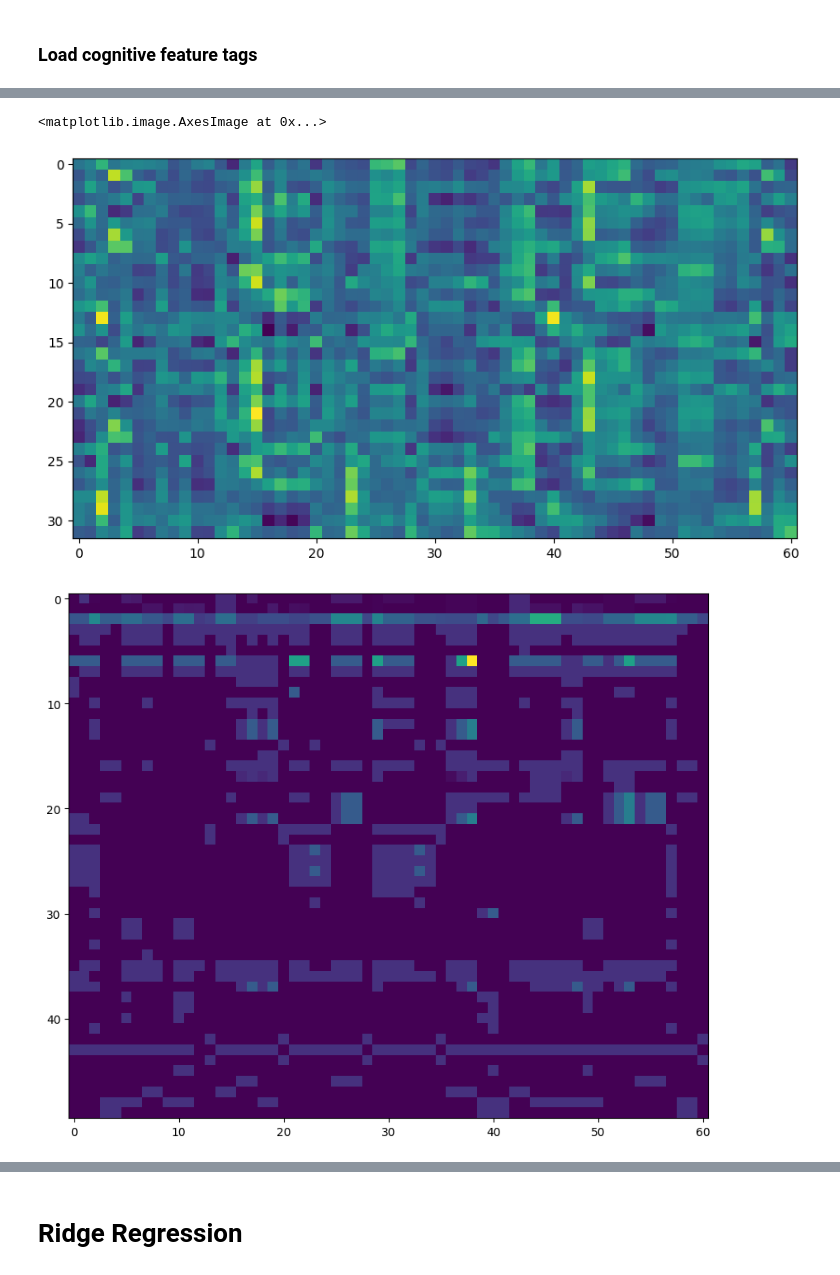
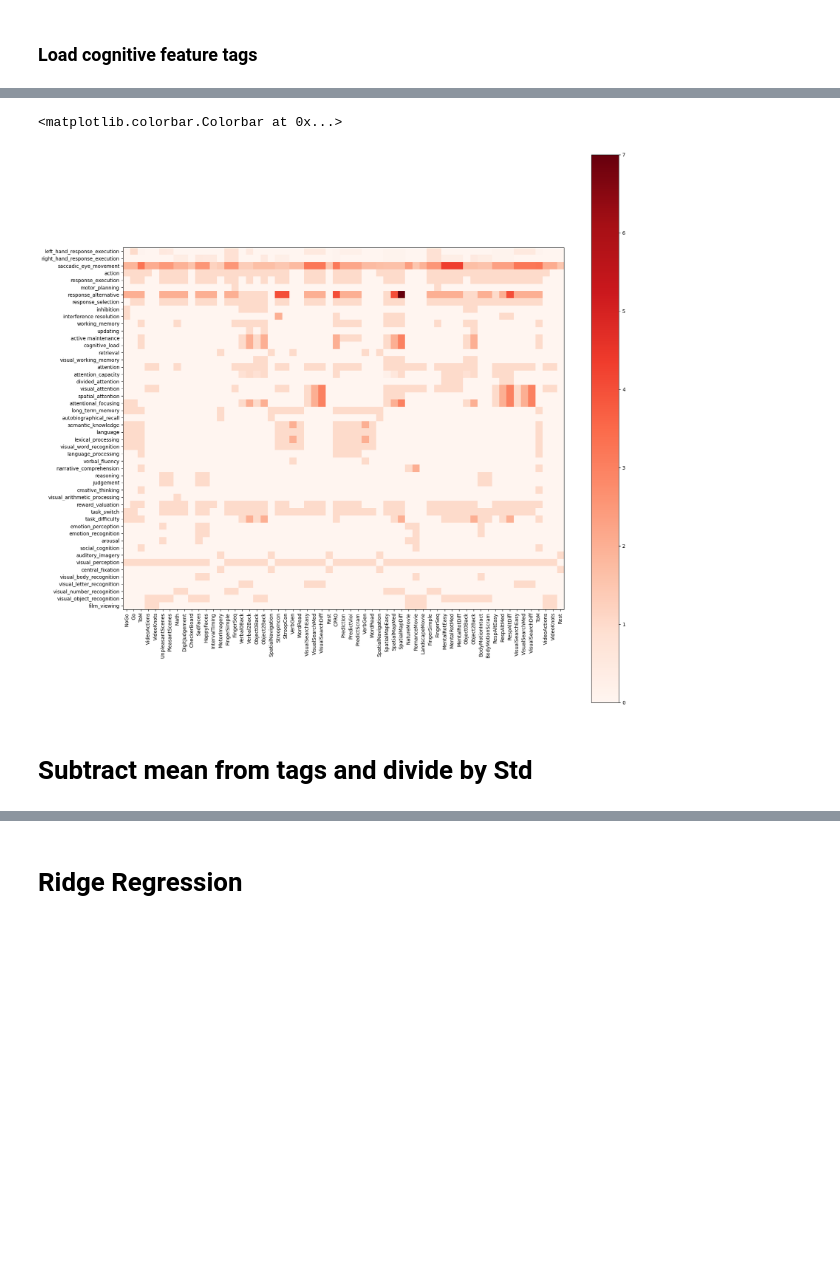
Before and after one commit to DiedrichsenLab/ProbabilisticParcellation, a Jupyter notebook: notebooks/atlas_paper/cognitive_features_mdtb_data.ipynb, the cells around one changed output, grey strips where cells are left out. Drawn from its saved outputs; the diff is of its cells as text; code cells hidden in the pictures; blank space fills up the shorter version.

```diff
--- a/notebooks/atlas_paper/cognitive_features_mdtb_data.ipynb
+++ b/notebooks/atlas_paper/cognitive_features_mdtb_data.ipynb
@@ -88,3 +125,14 @@ tags = tags.iloc[:, tags_first_tag_column:last_mdtb_tag]
+# %%
+cmap_matrix = plt.get_cmap('Reds')
+
+plt.figure(figsize=(20, 20))
+plt.imshow(tags.T, cmap=cmap_matrix)
+plt.xticks(range(tags.shape[0]), tags.index.tolist(), rotation=90)
+plt.yticks(range(tags.shape[1]), tags.columns.tolist())
+plt.colorbar()
+# %% [output]
+<matplotlib.colorbar.Colorbar at 0x...>
+[figure, added]
 # %%
 # Repeat the tags for each participant
 # Loop through the entries of profile.condition and repeat the tags.condition row
@@ -119,12 +165,4 @@ tags_mat = tags_cond.T.to_numpy()
-# %%
-plt.figure(figsize=figsize)
-plt.imshow(profile_mat.T)
-
-plt.figure(figsize=figsize)
-plt.imshow(tags_mat.T)
-# %% [output]
-<matplotlib.image.AxesImage at 0x...>
-[figure, removed]
-[figure, removed]
+# %% [markdown]
+# Subtract mean from tags and divide by Std
 # %%
 # Subtract mean from each column and divide by standard deviation of each column
```
Also changed, not shown: parts of 20 cells of this notebook.
